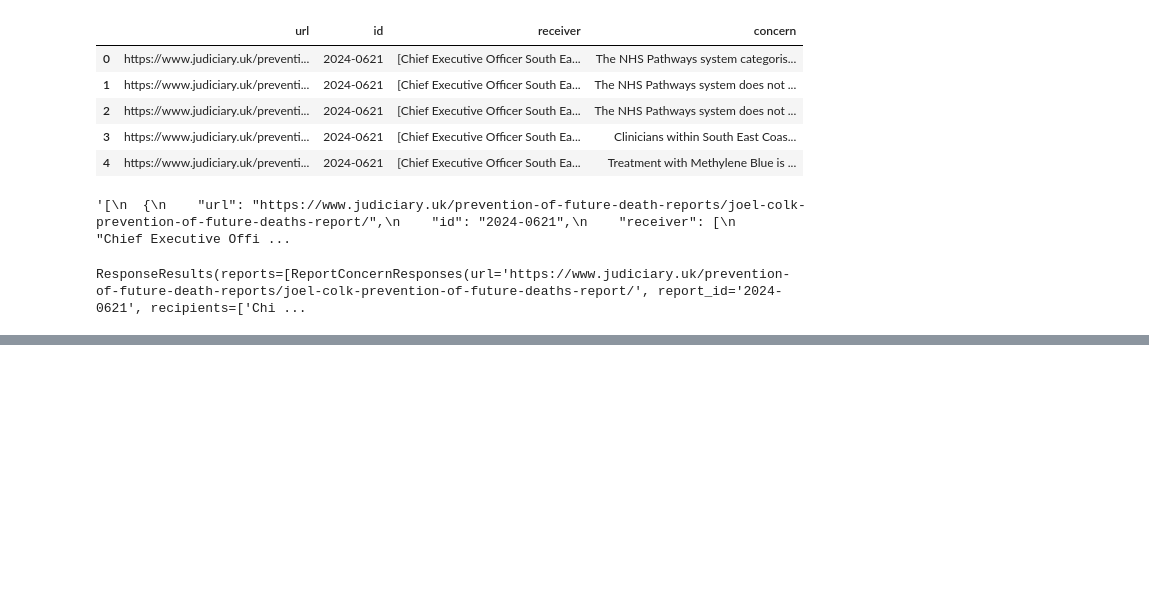
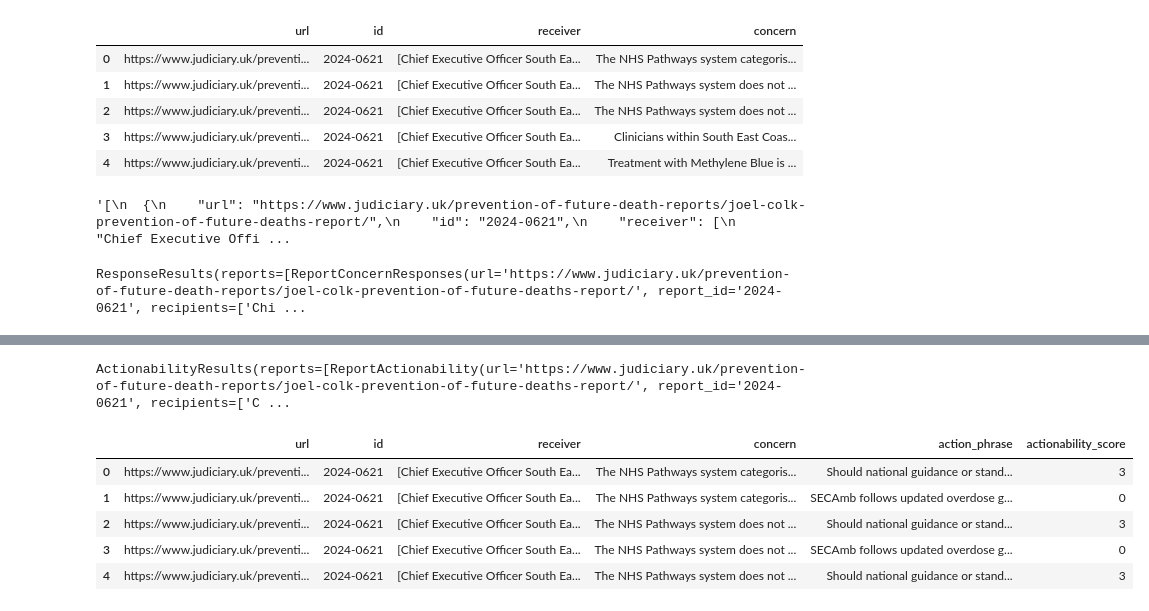
Before and after one commit to Sam-Osian/PFD-toolkit, a Jupyter notebook: tutorials/paired_statements_demo.ipynb, the cells around one changed output, grey strips where cells are left out. Saved outputs shown, nothing was run; the diff lists cells and outputs as text; code cells hidden in the pictures; blank space fills up the shorter version.

Commit message:
Add assess actionability method which counts components of actionablility

```diff
--- a/tutorials/paired_statements_demo.ipynb
+++ b/tutorials/paired_statements_demo.ipynb
@@ -131,3 +131,17 @@ responses_json = responses.as_json()
 
 with open("action_phrases.json", "w", encoding="utf-8") as f:
     f.write(responses_json)
+# %%
+actionability = parser.assess_actionability(output="object")
+actionability
+# %% [output]
+ActionabilityResults(reports=[ReportActionability(url='https://www.judiciary.uk/prevention-of-future-death-reports/joel-colk-prevention-of-future-deaths-report/', report_id='2024-0621', recipients=['C ...
+# %%
+actionability.as_df().head()
+# %% [output]
+|  | url | id | receiver | concern | action_phrase | actionability_score |
+| 0 | https://www.judiciary.uk/preventi... | 2024-0621 | [Chief Executive Officer South Ea... | The NHS Pathways system categoris... | Should national guidance or stand... | 3 |
+| 1 | https://www.judiciary.uk/preventi... | 2024-0621 | [Chief Executive Officer South Ea... | The NHS Pathways system categoris... | SECAmb follows updated overdose g... | 0 |
+| 2 | https://www.judiciary.uk/preventi... | 2024-0621 | [Chief Executive Officer South Ea... | The NHS Pathways system does not ... | Should national guidance or stand... | 3 |
+| 3 | https://www.judiciary.uk/preventi... | 2024-0621 | [Chief Executive Officer South Ea... | The NHS Pathways system does not ... | SECAmb follows updated overdose g... | 0 |
+| 4 | https://www.judiciary.uk/preventi... | 2024-0621 | [Chief Executive Officer South Ea... | The NHS Pathways system does not ... | Should national guidance or stand... | 3 |
```
Also changed, not shown: parts of 5 cells of this notebook, 2 other files.
